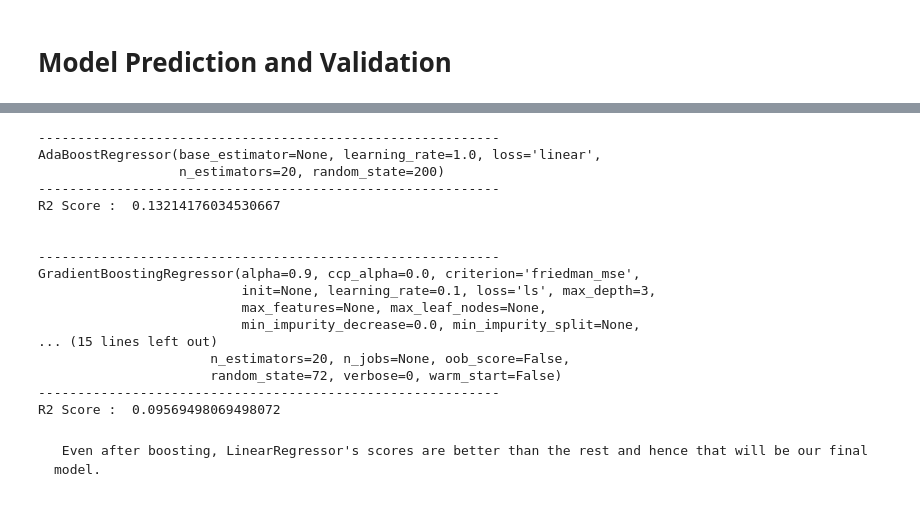
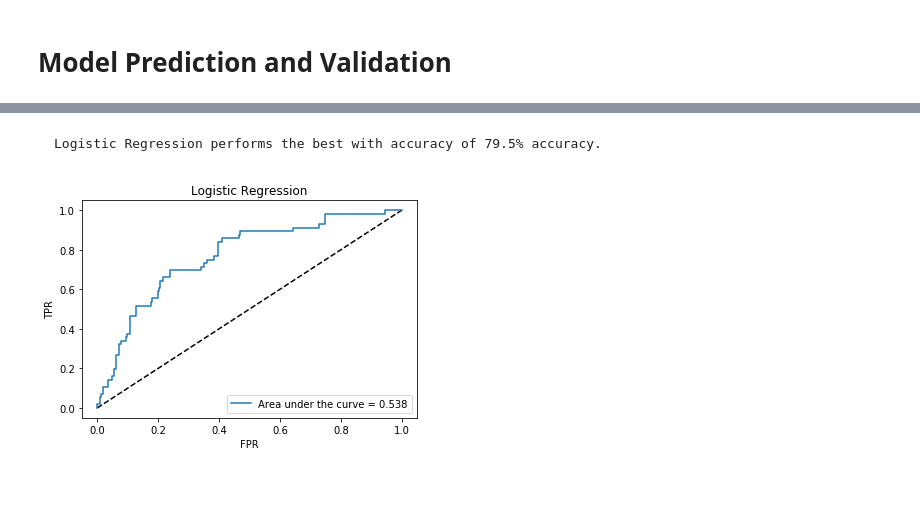
Before and after one commit to shreelakshmib/Data-Science-Mini-Projects, a Jupyter notebook: Project4_HR_Analytics.ipynb, the cells around one changed output, grey strips where cells are left out. Saved outputs shown, nothing was run; the diff lists cells and outputs as text; code cells hidden in the pictures.

```diff
--- a/Project4_HR_Analytics.ipynb
+++ b/Project4_HR_Analytics.ipynb
@@ -434,0 +415,9 @@ Root Mean Squared Error :  0.43249319036515504
+# %%
+#GridSearchCV
+from sklearn.model_selection import GridSearchCV
+
+parameters = {'penalty':['l1','l2'], 'C':np.logspace(0,4,10)}
+
+gridsearch = GridSearchCV(LogReg(),parameters,n_jobs=-1,pre_dispatch=2)
+gridsearch.fit(X,y)
+gridsearch.best_params_
@@ -434,0 +426,12 @@ Root Mean Squared Error :  0.43249319036515504
+# %%
+logreg = LogReg(C=1,penalty='l2')
+x_train,x_test,y_train,y_test = train_test_split(X,y,test_size=.20,random_state = 167 )
+logreg.fit(x_train,y_train)
+score = logreg.score(x_train,y_train)
+print("Score for Linear regression : ",score)
+y_pred = logreg.predict(x_test)
+accuracy_Score = accuracy_score(y_test,y_pred)
+print("Accuracy Score for Logistic Regression : ",accuracy_Score)
+print("Mean Squared Error : " ,mean_squared_error(y_test,y_pred))
+print("Mean Absolute Error : " ,mean_absolute_error(y_test,y_pred))
+print("Root Mean Squared Error : " ,np.sqrt(mean_squared_error(y_test,y_pred)))
@@ -518,37 +479,40 @@ from sklearn.ensemble import RandomForestRegressor as RFR
 # %%
-ada = ABR(n_estimators=20,random_state=200)
-gradient = GBR(n_estimators=20,random_state=62)
-rfr = RFR(n_estimators=20,random_state=72)
+from sklearn.ensemble import AdaBoostClassifier as ABC
+from sklearn.ensemble import GradientBoostingClassifier as GBC
+from sklearn.ensemble import RandomForestClassifier as RFC
 
-boosting_model = [ada,gradient,rfr]
+ada = ABC(n_estimators=20,random_state=41)
+gradient = GBC(n_estimators=20,random_state=162)
+rfc = RFC(n_estimators=20,random_state=115)
+
+boosting_model = [ada,gradient,rfc]
 
 for i in range(len(boosting_model)):
     boost = boosting_model[i]
     boost.fit(x_train,y_train)
     pred = boost.predict(x_test)
-    r2Score = r2_score(y_test,pred)
+    accuracyScore = accuracy_score(y_test,pred)
     print("-----------------------------------------------------------")
     print(boost)
     print("-----------------------------------------------------------")
-    print("R2 Score : ", r2Score)
+    print("Accuracy Score : ", accuracyScore)
     print("\n")
-# %% [output]
------------------------------------------------------------
-AdaBoostRegressor(base_estimator=None, learning_rate=1.0, loss='linear',
-                  n_estimators=20, random_state=200)
------------------------------------------------------------
-R2 Score :  0.13214176034530667
-
-
------------------------------------------------------------
-GradientBoostingRegressor(alpha=0.9, ccp_alpha=0.0, criterion='friedman_mse',
-                          init=None, learning_rate=0.1, loss='ls', max_depth=3,
-                          max_features=None, max_leaf_nodes=None,
-                          min_impurity_decrease=0.0, min_impurity_split=None,
-... (15 lines left out)
-                      n_estimators=20, n_jobs=None, oob_score=False,
-                      random_state=72, verbose=0, warm_start=False)
------------------------------------------------------------
-R2 Score :  0.09569498069498072
-# %% [markdown]
-     Even after boosting, LinearRegressor's scores are better than the rest and hence that will be our final model.
+# %% [markdown]
+    Logistic Regression performs the best with accuracy of 79.5% accuracy.
+# %%
+#AuC-ROC Curve :
+from sklearn.metrics import roc_curve,roc_auc_score
+import matplotlib.pyplot as plt
+
+y_pred_prob = logreg.predict_proba(x_test)[:,1]
+fpr,tpr,threshold=roc_curve(y_test,y_pred_prob)
+auc_score = roc_auc_score(y_test,logreg.predict(x_test))
+plt.plot([0,1],[0,1],'k--')
+plt.plot(fpr,tpr,Label='Area under the curve = %0.3f'%auc_score)
+plt.legend(loc = "lower right")
+plt.xlabel("FPR")
+plt.ylabel("TPR")
+plt.title("Logistic Regression")
+plt.show()
+# %% [output]
+[figure, added]
```
Also changed, not shown: parts of 23 cells of this notebook.
